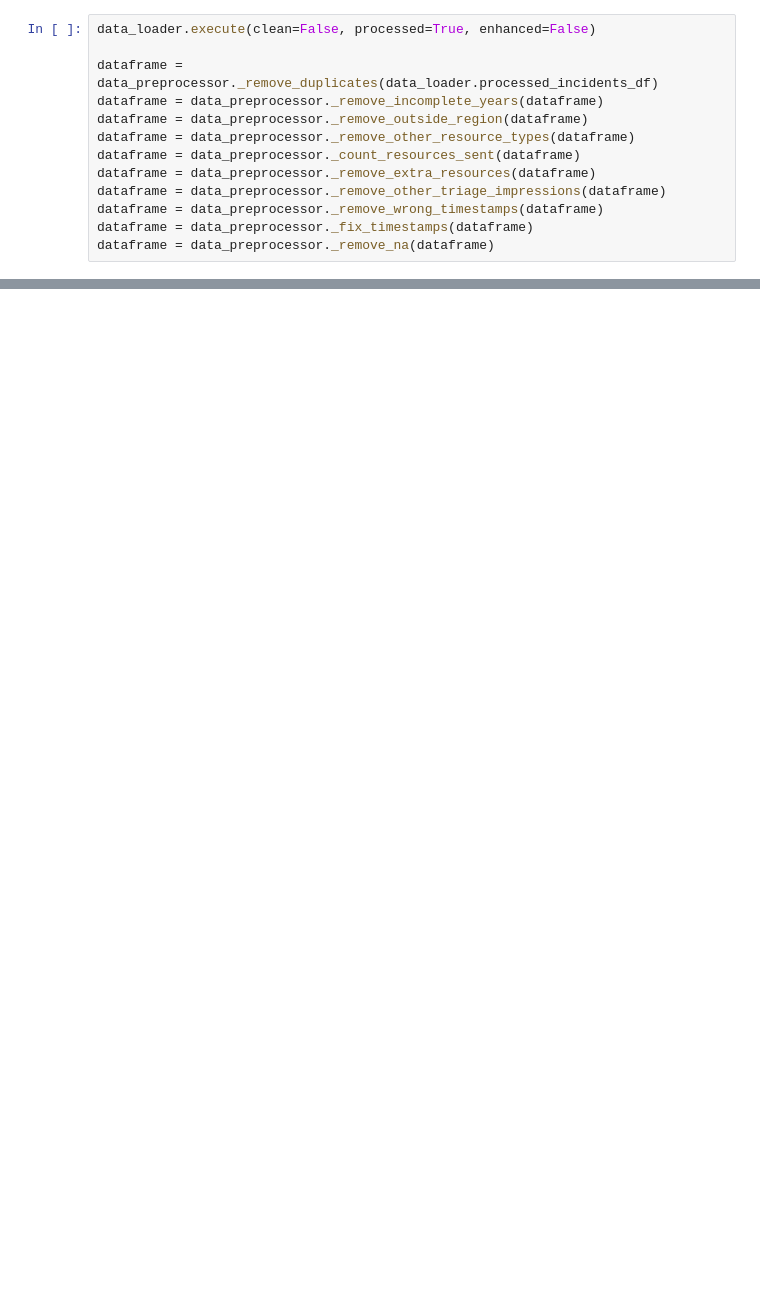
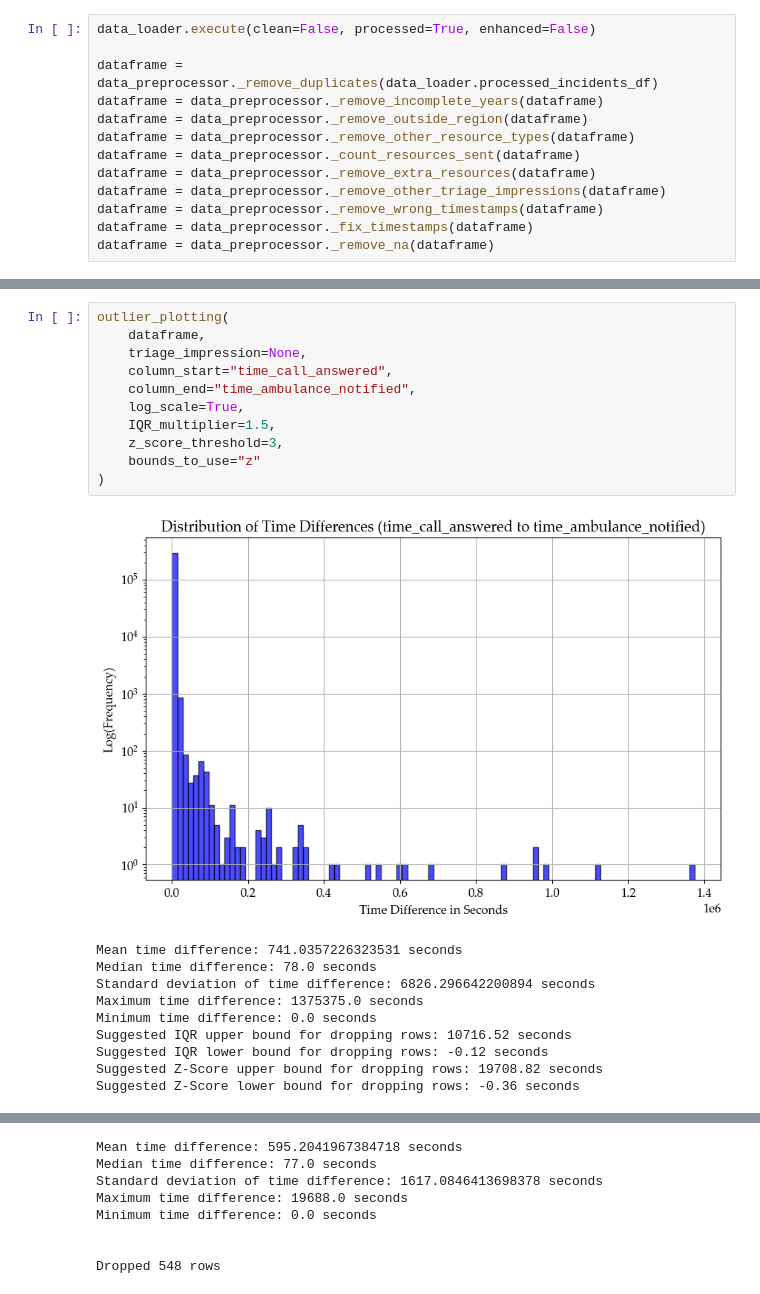
Before and after one commit to Emergency-Optimizers/Data-Processing, a Jupyter notebook: source/analysis/wrong_time_stamps.ipynb, the cells around one changed output, grey strips where cells are left out. Saved outputs shown, nothing was run; the diff lists cells and outputs as text; blank space fills up the shorter version.

```diff
--- a/source/analysis/wrong_time_stamps.ipynb
+++ b/source/analysis/wrong_time_stamps.ipynb
@@ -437,0 +258,22 @@ Dropped 233 rows
+# %%
+outlier_plotting(
+    dataframe,
+    triage_impression=None,
+    column_start="time_call_answered",
+    column_end="time_ambulance_notified",
+    log_scale=True,
+    IQR_multiplier=1.5,
+    z_score_threshold=3,
+    bounds_to_use="z"
+)
+# %% [output]
+[figure, added]
+Mean time difference: 741.0357226323531 seconds
+Median time difference: 78.0 seconds
+Standard deviation of time difference: 6826.296642200894 seconds
+Maximum time difference: 1375375.0 seconds
+Minimum time difference: 0.0 seconds
+Suggested IQR upper bound for dropping rows: 10716.52 seconds
+Suggested IQR lower bound for dropping rows: -0.12 seconds
+Suggested Z-Score upper bound for dropping rows: 19708.82 seconds
+Suggested Z-Score lower bound for dropping rows: -0.36 seconds
@@ -437,0 +281,8 @@ Dropped 233 rows
+Mean time difference: 595.2041967384718 seconds
+Median time difference: 77.0 seconds
+Standard deviation of time difference: 1617.0846413698378 seconds
+Maximum time difference: 19688.0 seconds
+Minimum time difference: 0.0 seconds
+
+
+Dropped 548 rows
```
Also changed, not shown: parts of 27 cells of this notebook, 12 other files.
